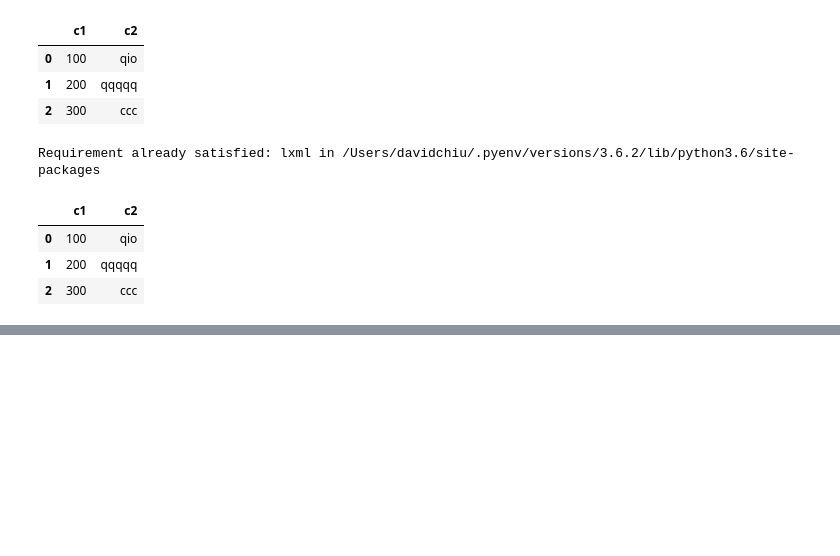
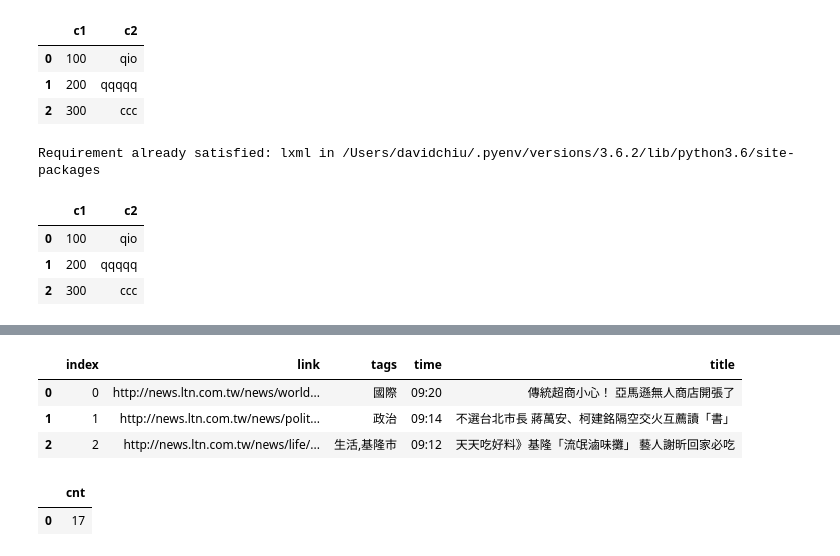
Before and after one commit to ywchiu/fubonpy, a Jupyter notebook: Demo20180122.ipynb, the cells around one changed output, grey strips where cells are left out. Drawn from its saved outputs; the diff is of its cells as text; code cells hidden in the pictures; blank space fills up the shorter version.

```diff
--- a/Demo20180122.ipynb
+++ b/Demo20180122.ipynb
@@ -993,0 +1032,15 @@ dfs[0]
+# %%
+import sqlite3
+with sqlite3.connect("test.sqlite") as con:
+    cur = con.cursor()
+    cur.execute("DROP TABLE IF EXISTS PhoneAddress")
+    cur.execute("CREATE TABLE PhoneAddress(phone CHAR(10) PRIMARY KEY, address TEXT, name TEXT unique, age INT NOT NULL)")
+    cur.execute("INSERT INTO PhoneAddress VALUES('0912173381','United State','Jhon Doe',53)")
+    cur.execute("INSERT INTO PhoneAddress VALUES('0928375018','Tokyo Japan','MuMu Cat',6)")
+    cur.execute("INSERT INTO PhoneAddress VALUES('0957209108','Taipei','Richard',29)")
+
+    cur.execute("SELECT phone,address FROM PhoneAddress")
+    data = cur.fetchone()
+    print(data)
+    data = cur.fetchall()
+    print(data)
@@ -993,0 +1058,18 @@ dfs[0]
+# %%
+import pandas
+df = pandas.read_excel('news.xlsx')
+# %%
+import sqlite3
+with sqlite3.connect('test.sqlite') as con:
+    df.to_sql('news', con = con, if_exists='replace' )
+# %%
+import sqlite3
+with sqlite3.connect('test.sqlite') as con:
+    df = pandas.read_sql_query('select * from news limit 3', con = con)
+# %%
+df
+# %% [output]
+|  | index | link | tags | time | title |
+| 0 | 0 | http://news.ltn.com.tw/news/world... | 國際 | 09:20 | 傳統超商小心！ 亞馬遜無人商店開張了 |
+| 1 | 1 | http://news.ltn.com.tw/news/polit... | 政治 | 09:14 | 不選台北市長 蔣萬安、柯建銘隔空交火互薦讀「書」 |
+| 2 | 2 | http://news.ltn.com.tw/news/life/... | 生活,基隆市 | 09:12 | 天天吃好料》基隆「流氓滷味攤」 藝人謝昕回家必吃 |
@@ -993,0 +1080,5 @@ dfs[0]
+# %%
+df
+# %% [output]
+|  | cnt |
+| 0 | 17 |
```
Also changed, not shown: parts of 7 cells of this notebook.
